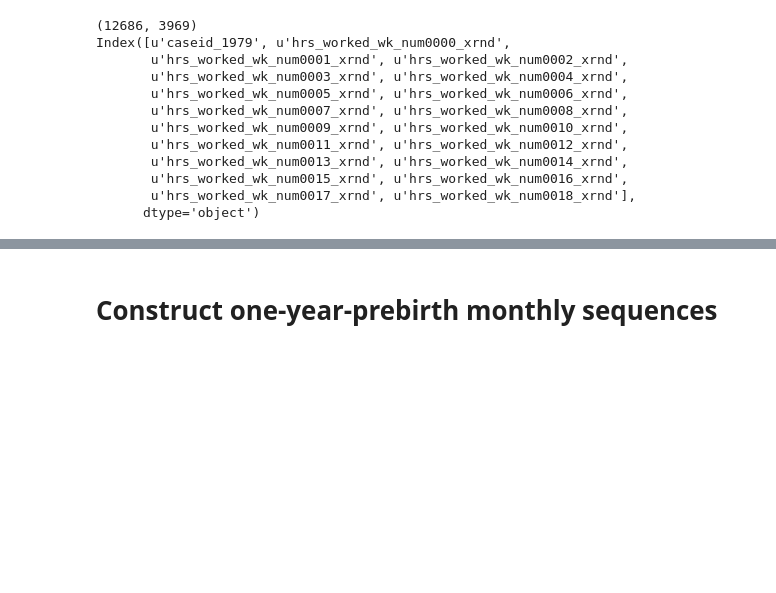
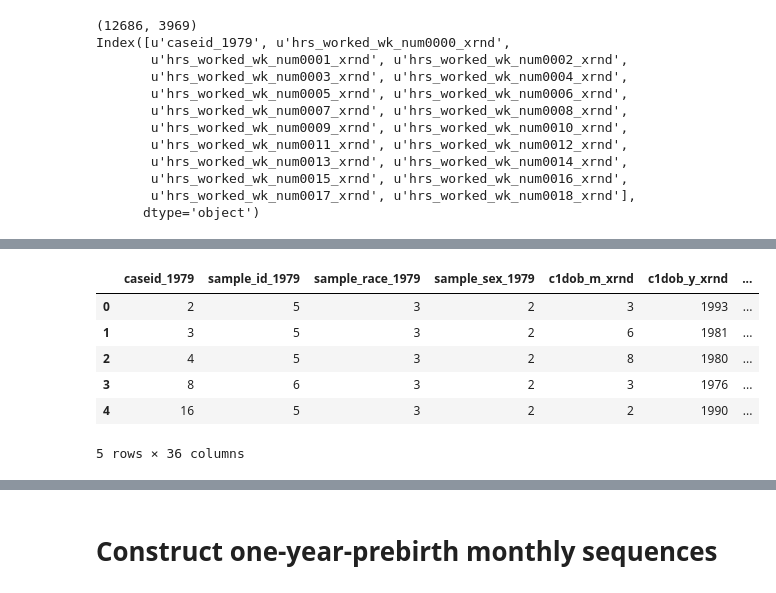
Before and after one commit to jolynn/Optout, a Jupyter notebook: 2seq_construct_prebirth.ipynb, the cells around one changed output, grey strips where cells are left out. Saved outputs shown, nothing was run; the diff lists cells and outputs as text; code cells hidden in the pictures; blank space fills up the shorter version.

```diff
--- a/2seq_construct_prebirth.ipynb
+++ b/2seq_construct_prebirth.ipynb
@@ -108,0 +249,12 @@ Index([u'caseid_1979', u'hrs_worked_wk_num0000_xrnd',
+# %%
+# read dataframe with child births
+analytic_df = pd.read_csv('../data/analytic_df.csv')
+analytic_df.head()
+# %% [output]
+|  | caseid_1979 | sample_id_1979 | sample_race_1979 | sample_sex_1979 | c1dob_m_xrnd | c1dob_y_xrnd | ... |
+| 0 | 2 | 5 | 3 | 2 | 3 | 1993 | ... |
+| 1 | 3 | 5 | 3 | 2 | 6 | 1981 | ... |
+| 2 | 4 | 5 | 3 | 2 | 8 | 1980 | ... |
+| 3 | 8 | 6 | 3 | 2 | 3 | 1976 | ... |
+| 4 | 16 | 5 | 3 | 2 | 2 | 1990 | ... |
+5 rows × 36 columns
```
Also changed, not shown: parts of 38 cells of this notebook.
